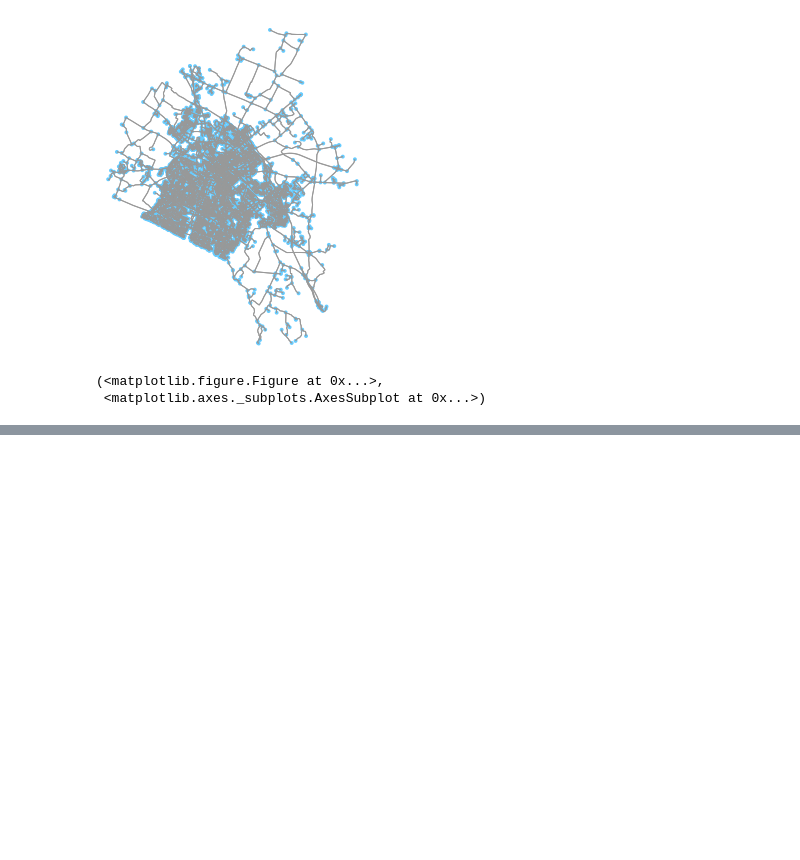
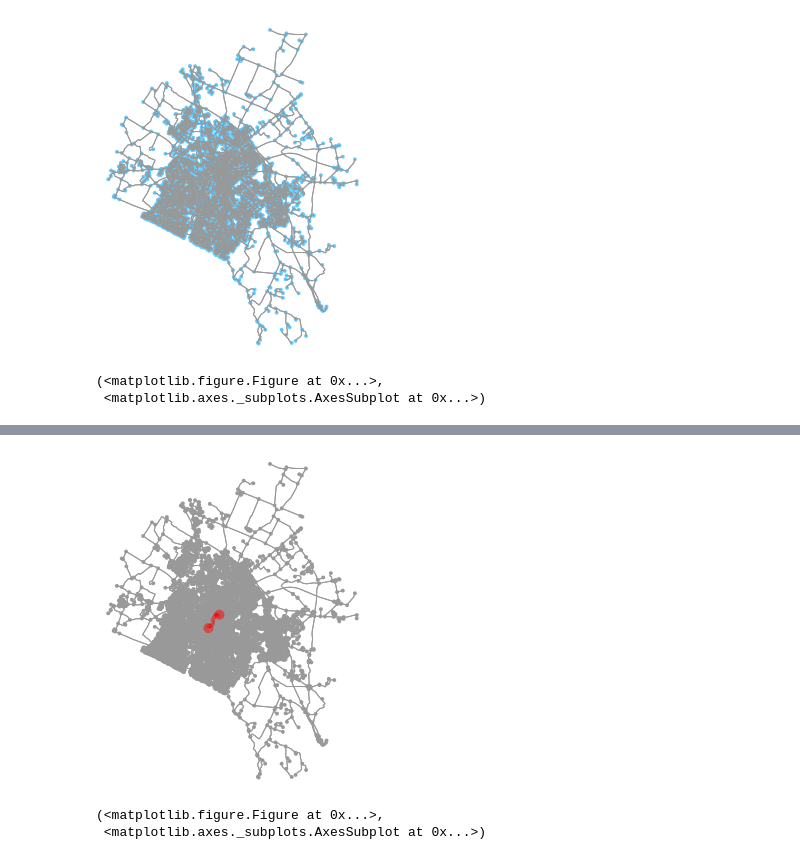
Before and after one commit to FRA228/ce599, a Jupyter notebook: 17-Networks 2/Networks_OSM.ipynb, the cells around one changed output, grey strips where cells are left out. Cells and saved outputs as stored; diff of their text form; code cells hidden in the pictures; blank space fills up the shorter version.

```diff
--- a/17-Networks 2/Networks_OSM.ipynb
+++ b/17-Networks 2/Networks_OSM.ipynb
@@ -65,0 +72,13 @@ NameError: name 'origin' is not defined
+# %%
+#3 other places:
+#Greg page to Euclid Kroger
+
+origin = ox.get_nearest_node(G, (38.01666667,-84.50805556))
+destination = ox.get_nearest_node(G, (38.0310,-84.4930))
+
+route = nx.shortest_path(G, origin, destination)
+ox.plot_graph_route(G, route)
+# %% [output]
+[figure, added]
+(<matplotlib.figure.Figure at 0x...>,
+ <matplotlib.axes._subplots.AxesSubplot at 0x...>)
```
Also changed, not shown: parts of 6 cells of this notebook.
